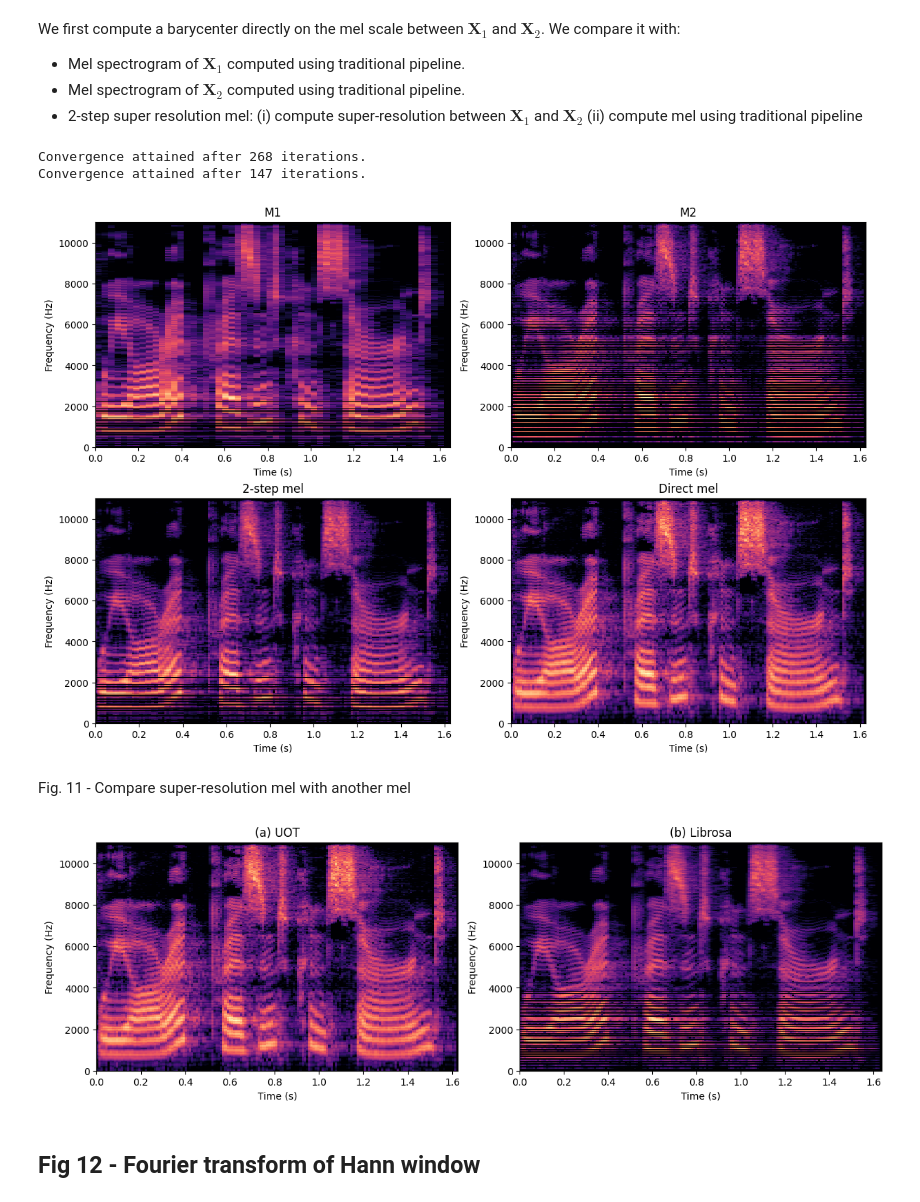
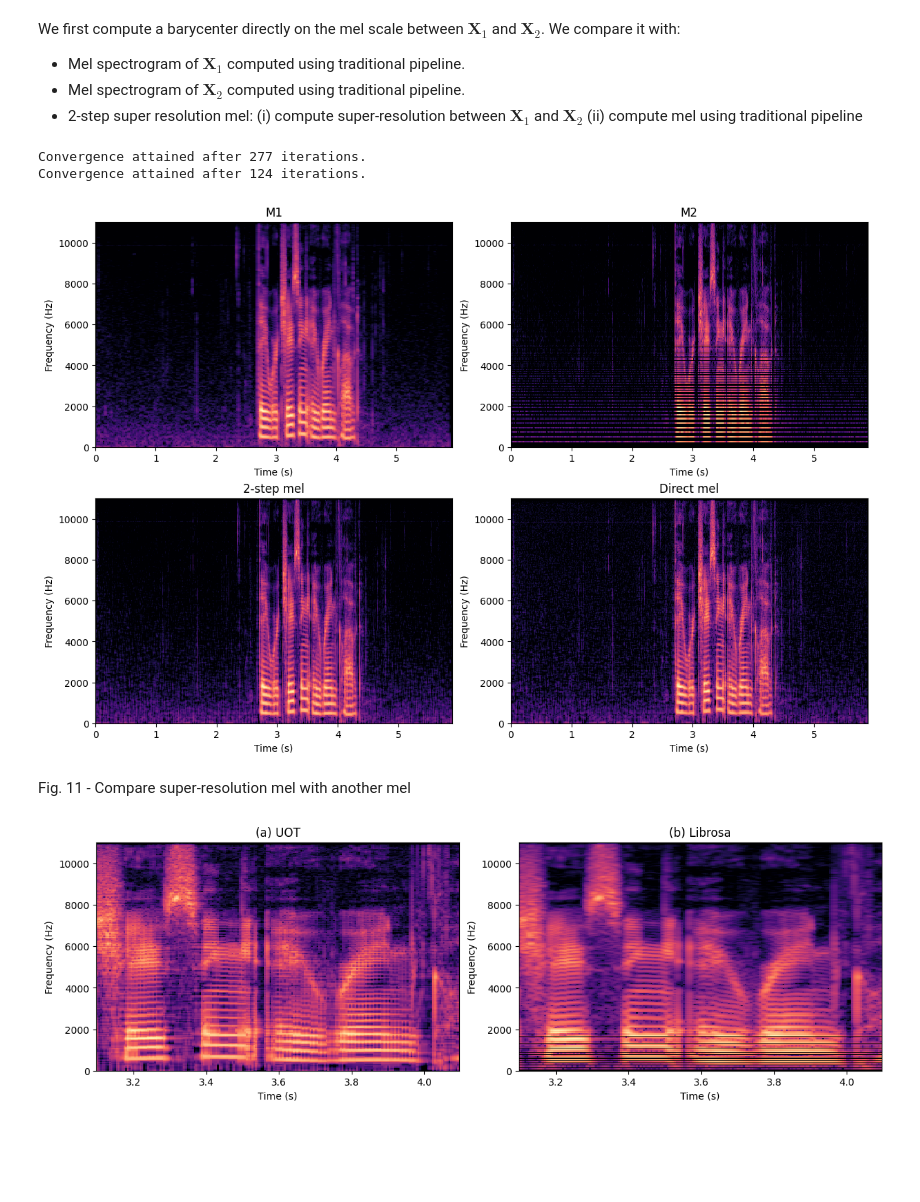
Before and after one commit to davidvaldiviad/fusion-ot, a Jupyter notebook: paper_figures.ipynb, the cells around one changed output. Cells and saved outputs as stored; diff of their text form; code cells hidden in the pictures; blank space fills up the shorter version.

```diff
--- a/paper_figures.ipynb
+++ b/paper_figures.ipynb
@@ -706,30 +737,30 @@ We first compute a barycenter directly on the mel scale between $\mathbf{X}_1$ a
 * 2-step super resolution mel: (i) compute super-resolution between $\mathbf{X}_1$ and $\mathbf{X}_2$ (ii) compute mel using traditional pipeline
 # %%
 sr = 22050
-signal, _ = librosa.load('example_sounds/woman_speech.wav', sr=sr)
+signal, _ = librosa.load('example_sounds/example_speech.wav', sr=sr)
 
-X1 = Spectrogram(signal, sr, 60e-3)
-X2 = Spectrogram(signal, sr, 20e-3)
+W1, W2 = 100e-3, 20e-3
+nfft = int(sr // 7.815) # retain frequency spacing of Section VI
+hop_size = 5e-3
+
+# different-grid spectrograms for UOT
+X1 = Spectrogram(signal, sr, W1, hop_size_s=W1/4, nfft=nfft)
+X2 = Spectrogram(signal, sr, W2, hop_size_s=hop_size)
 
 x1 = X1.spectrogram()
 x2 = X2.spectrogram()
 
-n_bins = 500
-m_bins_1 = mel_frequency_bins(n_bins, sr)
-
-S1 = time_freq_support(X1.f_bins, X1.t_frames)
-S2 = time_freq_support(X2.f_bins, X2.t_frames)
+n_bins = 300
+m_bins = mel_frequency_bins(n_bins, sr)
 
 # direct mel
+c1, rows1, cols1 = cost_matrix_horizontal_overlap_mel(X1.f_bins, m_bins, X1.t_frames, X2.t_frames, X1.window_size, X2.window_size, sr, X1.hop_size, X2.hop_size)
+c2, rows2, cols2 = cost_matrix_vertical_overlap_mel(m_bins, X2.f_bins, X2.t_frames, X1.window_size, X2.window_size, sr)
 
-S_mel  = time_freq_support(m_bins_1, X2.t_frames)
-c1, rows1, cols1 = cost_matrix_horizontal_overlap_mel(S1, S_mel, X1.window_size, X2.window_size, sr, X1.hop_size, X2.hop_size)
-c2, rows2, cols2 = cost_matrix_vertical_overlap_mel(S2, S_mel, X1.window_size, X2.window_size, sr)
+# c1 /= c1.max()
+# c2 /= c2.max()
 
-c1 /= c1.max()
-c2 /= c2.max()
-
-thr = 1e-5
+tol = 5e-7
 
 x_mel = uot_barycenter(x1.T.flatten(),
                        x2.T.flatten(),
@@ -739,22 +770,20 @@ x_mel = uot_barycenter(x1.T.flatten(),
                        cols1,
                        rows2,
                        cols2,
-                       eta=.5,
-                       bary_size= m_bins_1.size * X2.t,
-                       nItermax=500,
+                       eta=1,
+                       bary_size= m_bins.size * X2.t,
+                       nItermax=2000,
                        verbose=True,
                        return_loss=False,
                        return_diff=False,
-                       thr=1e-5)
+                       thr=tol)
 
-x_mel = x_mel.reshape(X2.t, m_bins_1.size).T
+x_mel = x_mel.reshape(X2.t, m_bins.size).T
 
 # 2-step mel
 
-S = time_freq_support(X1.f_bins, X2.t_frames)
-
-c1, rows1, cols1 = cost_matrix_horizontal_overlap(S1, S, X1.window_size, X2.window_size, X1.hop_size, X2.hop_size)
-c2, rows2, cols2 = cost_matrix_vertical_overlap(S2, S, X1.window_size, X2.window_size)
+c1, rows1, cols1 = cost_matrix_horizontal_overlap(X1.f_bins, X1.t_frames, X2.t_frames, X1.window_size, X2.window_size, X1.hop_size, X2.hop_size)
+c2, rows2, cols2 = cost_matrix_vertical_overlap(X1.f_bins, X2.f_bins, X2.t_frames, X1.window_size, X2.window_size)
 
 x_uot = uot_barycenter(x1.T.flatten(),
                        x2.T.flatten(),
@@ -766,11 +795,11 @@ x_uot = uot_barycenter(x1.T.flatten(),
                        cols2,
                        eta=1,
                        bary_size=x1.shape[0] * x2.shape[1],
-                       nItermax=500,
+                       nItermax=2000,
                        verbose=True,
                        return_loss=False,
                        return_diff=False,
-                       thr=1e-5)
+                       thr=tol)
 
 
 x_uot = x_uot.reshape(X2.t, X1.f).T
@@ -782,26 +811,26 @@ m1 = librosa.feature.melspectrogram(S=x1, n_mels=n_bins, htk=True)
 m2 = librosa.feature.melspectrogram(S=x2, n_mels=n_bins, htk=True)
 
 axes = new_axes(2, 2)
-display_spectrogram(m1, ax=axes[0, 0], title='M1', f_bins=m_bins_1, t_frames=X1.t_frames, log=True)
-display_spectrogram(m2, ax=axes[0, 1], title='M2', f_bins=m_bins_1, t_frames=X2.t_frames, log=True)
-display_spectrogram(x_uot_mel, ax=axes[1, 0], title='2-step mel', f_bins=m_bins_1, t_frames=X2.t_frames, log=True)
-display_spectrogram(x_mel, ax=axes[1, 1], title='Direct mel', f_bins=m_bins_1, t_frames=X2.t_frames, log=True)
+display_spectrogram(m1,        ax=axes[0, 0], title='M1',         f_bins=m_bins, t_frames=X1.t_frames, log=True)
+display_spectrogram(m2,        ax=axes[0, 1], title='M2',         f_bins=m_bins, t_frames=X2.t_frames, log=True)
+display_spectrogram(x_uot_mel, ax=axes[1, 0], title='2-step mel', f_bins=m_bins, t_frames=X2.t_frames, log=True)
+display_spectrogram(x_mel,     ax=axes[1, 1], title='Direct mel', f_bins=m_bins, t_frames=X2.t_frames, log=True)
 # %% [output]
-Convergence attained after 268 iterations.
-Convergence attained after 147 iterations.
+Convergence attained after 277 iterations.
+Convergence attained after 124 iterations.
-[figure, old version]
+[figure, new version]
 # %% [markdown]
 Fig. 11 - Compare super-resolution mel with another mel
 # %%
 # Other spectrogram to compare with
 
-X3 = Spectrogram(signal, sr, window_size_s=40e-3, hop_size_s=X2.hop_size_s)
+low_t, high_t = 3.1, 4.1
+
+X3 = Spectrogram(signal, sr, window_size_s=40e-3, hop_size_s=X2.hop_size_s, nfft=1024)
 m3 = librosa.feature.melspectrogram(S=X3.spectrogram(), n_mels=x_mel.shape[0], htk=True)
 
 axes = new_axes(1, 2)
-display_spectrogram(x_mel, ax=axes[0], title='(a) UOT', f_bins=m_bins_1, t_frames=X2.t_frames, log=True)
-display_spectrogram(m3, ax=axes[1], title='(b) Librosa', f_bins=m_bins_1, t_frames=X3.t_frames, log=True)
+display_spectrogram(x_mel, ax=axes[0], title='(a) UOT',  f_bins=m_bins, t_frames=X2.t_frames, log=True, low_t=low_t, high_t=high_t)
+display_spectrogram(m3, ax=axes[1], title='(b) Librosa', f_bins=m_bins, t_frames=X3.t_frames, log=True, low_t=low_t, high_t=high_t)
 # %% [output]
-[figure, old version]
+[figure, new version]
-# %% [markdown]
-## Fig 12 - Fourier transform of Hann window
```
Also changed, not shown: parts of 48 cells of this notebook, 2 other files.
